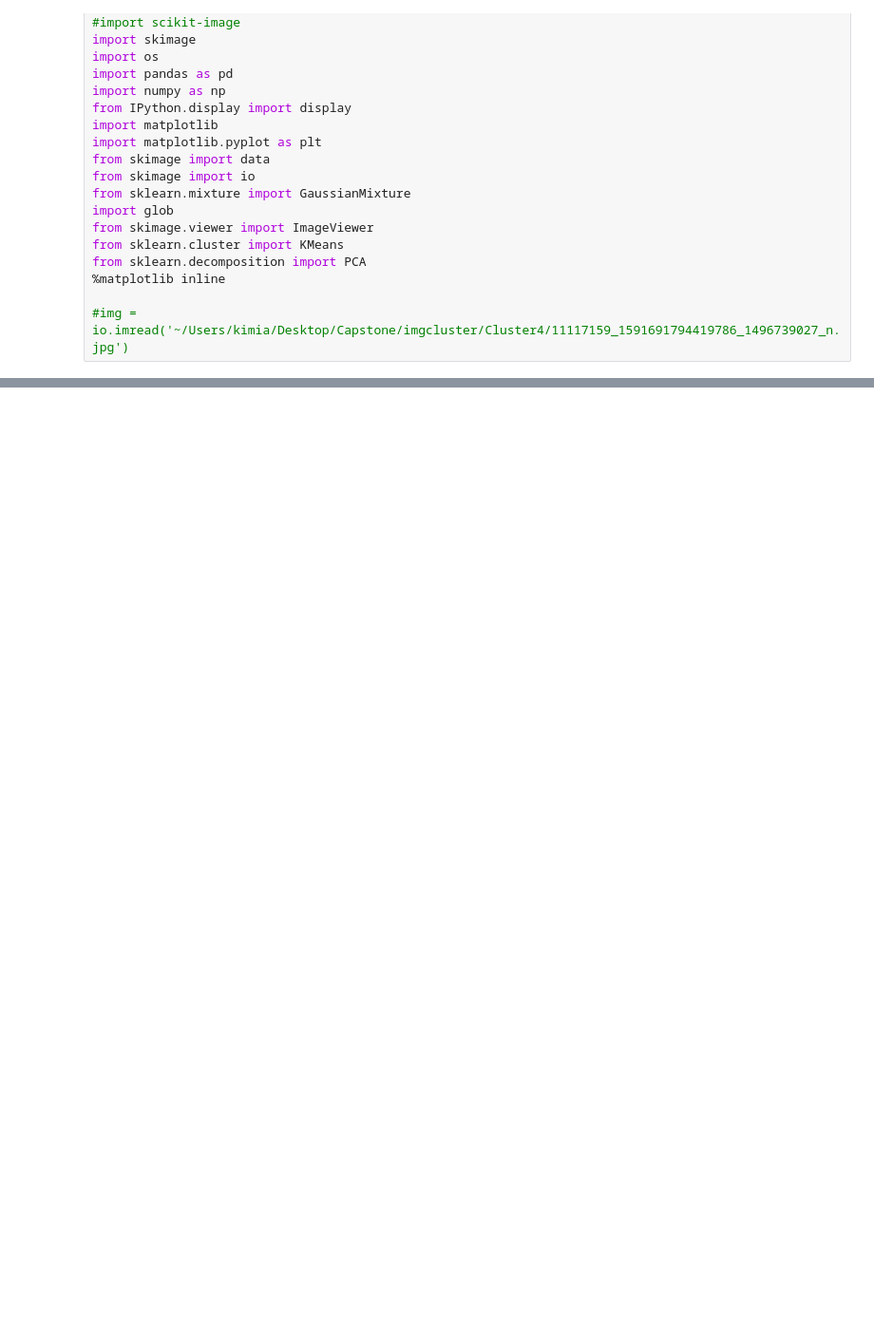
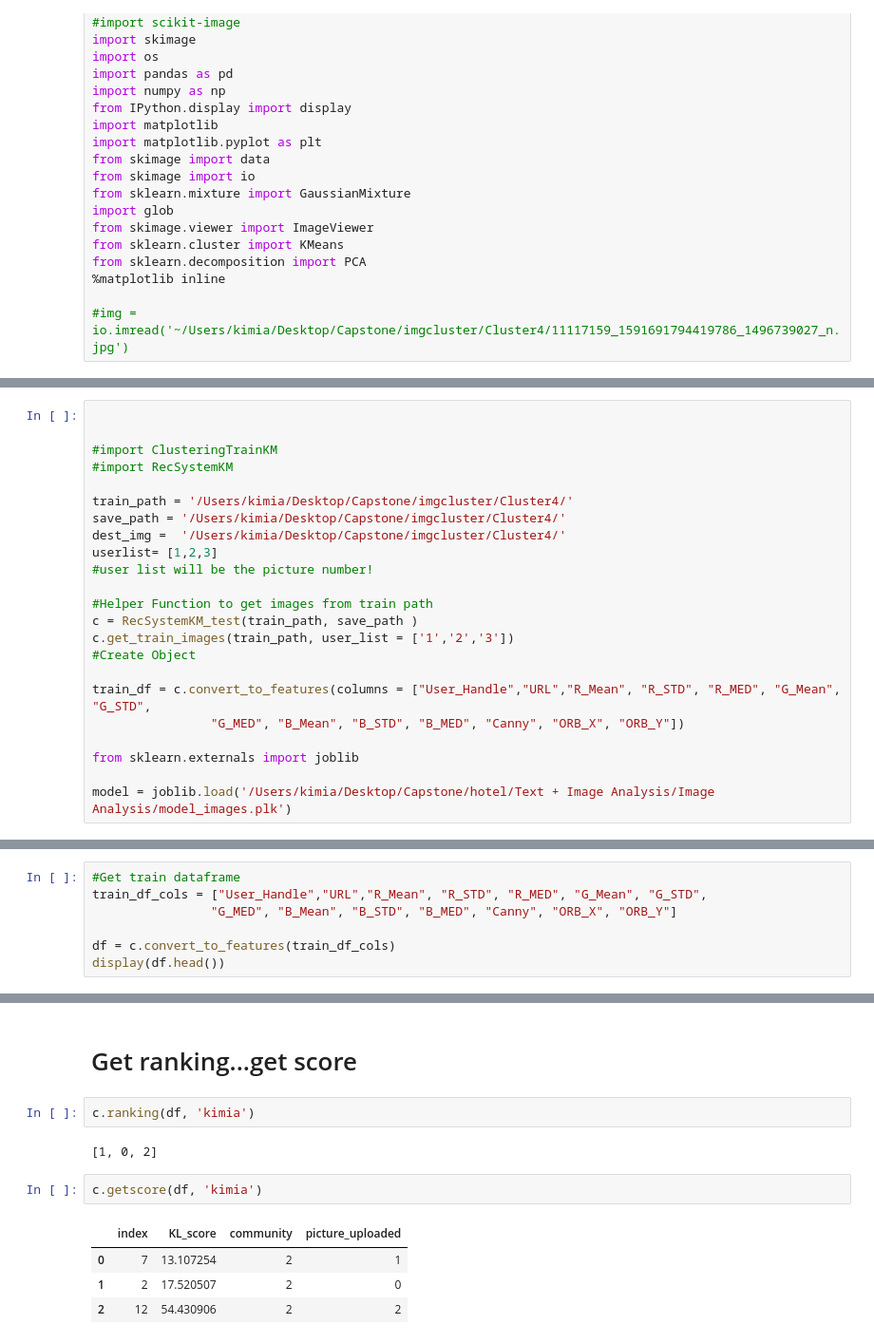
Before and after one commit to kmavon/dataswag, a Jupyter notebook: Rec_system/KMRECquestions4WP.ipynb, the cells around one changed output, grey strips where cells are left out. Shown at 95% size. Cells and saved outputs as stored; diff of their text form; blank space fills up the shorter version.

```diff
--- a/Rec_system/KMRECquestions4WP.ipynb
+++ b/Rec_system/KMRECquestions4WP.ipynb
@@ -533,0 +425,23 @@ Know how the ranking should
+# %%
+
+
+#import ClusteringTrainKM
+#import RecSystemKM
+
+train_path = '/Users/kimia/Desktop/Capstone/imgcluster/Cluster4/'
+save_path = '/Users/kimia/Desktop/Capstone/imgcluster/Cluster4/'
+dest_img =  '/Users/kimia/Desktop/Capstone/imgcluster/Cluster4/'
+userlist= [1,2,3]
+#user list will be the picture number!
+
+#Helper Function to get images from train path
+c = RecSystemKM_test(train_path, save_path )
+c.get_train_images(train_path, user_list = ['1','2','3'])
+#Create Object
+
+train_df = c.convert_to_features(columns = ["User_Handle","URL","R_Mean", "R_STD", "R_MED", "G_Mean", "G_STD",
+                "G_MED", "B_Mean", "B_STD", "B_MED", "Canny", "ORB_X", "ORB_Y"])
+
+from sklearn.externals import joblib
+
+model = joblib.load('/Users/kimia/Desktop/Capstone/hotel/Text + Image Analysis/Image Analysis/model_images.plk')
@@ -533,0 +454,7 @@ Know how the ranking should
+# %%
+#Get train dataframe
+train_df_cols = ["User_Handle","URL","R_Mean", "R_STD", "R_MED", "G_Mean", "G_STD",
+                "G_MED", "B_Mean", "B_STD", "B_MED", "Canny", "ORB_X", "ORB_Y"]
+
+df = c.convert_to_features(train_df_cols)
+display(df.head())
@@ -533,0 +479,13 @@ Know how the ranking should
+# %% [markdown]
+# Get ranking...get score
+# %%
+c.ranking(df, 'kimia')
+# %% [output]
+[1, 0, 2]
+# %%
+c.getscore(df, 'kimia')
+# %% [output]
+|  | index | KL_score | community | picture_uploaded |
+| 0 | 7 | 13.107254 | 2 | 1 |
+| 1 | 2 | 17.520507 | 2 | 0 |
+| 2 | 12 | 54.430906 | 2 | 2 |
```
Also changed, not shown: parts of 37 cells of this notebook.
